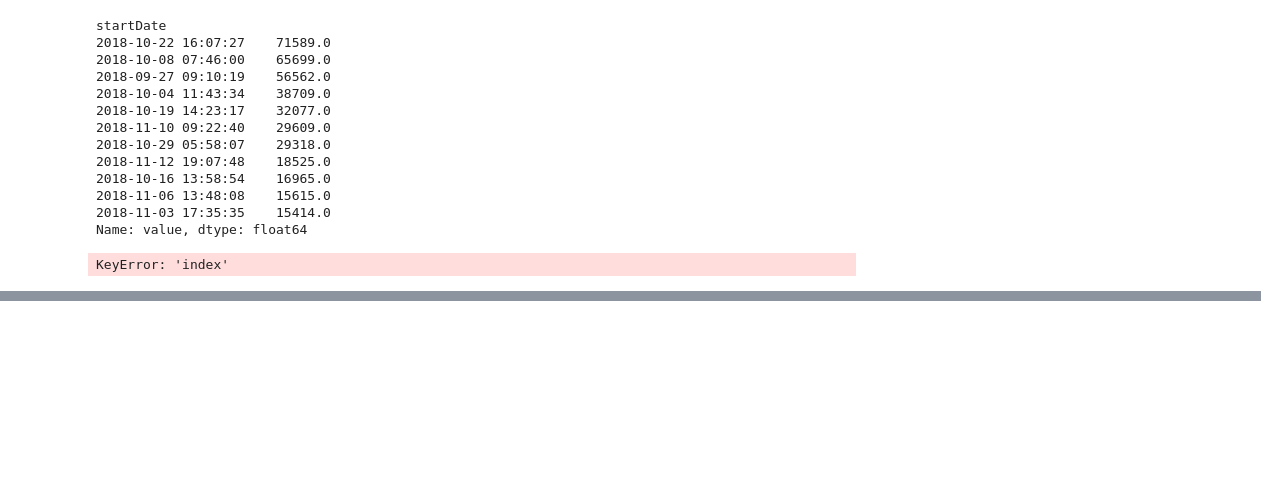
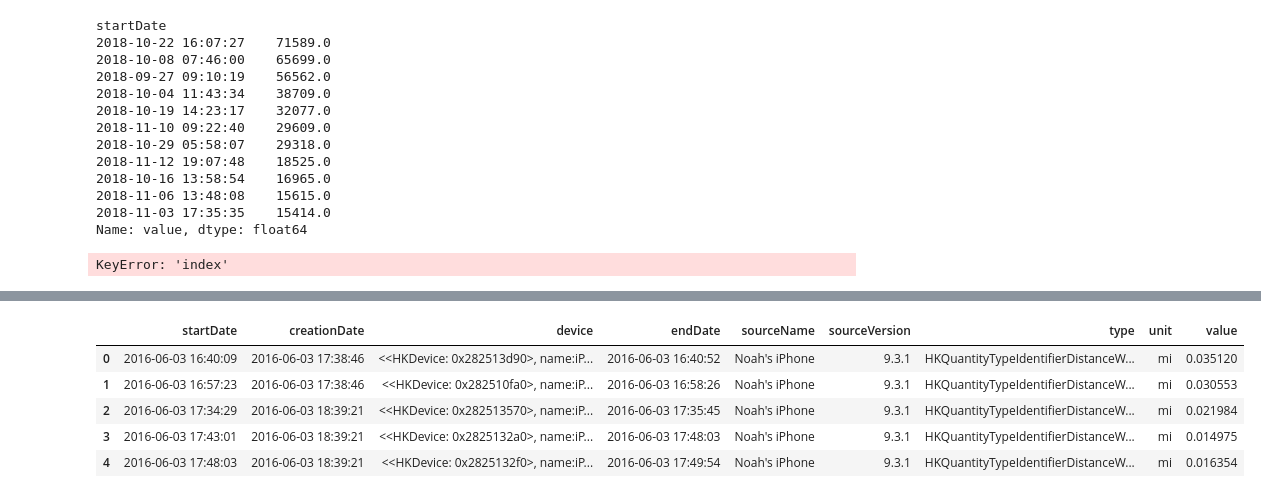
Before and after one commit to noahmelngailis/time_series_steps_project, a Jupyter notebook: time_series_xml.ipynb, the cells around one changed output, grey strips where cells are left out. Cells and saved outputs as stored; diff of their text form; code cells hidden in the pictures; blank space fills up the shorter version.

```diff
--- a/time_series_xml.ipynb
+++ b/time_series_xml.ipynb
@@ -257,0 +277,11 @@ KeyError: 'index'
+# %%
+distance = df[df.type == 'HKQuantityTypeIdentifierDistanceWalkingRunning'].reset_index().sort_values('startDate')
+# %%
+distance.head()
+# %% [output]
+|  | startDate | creationDate | device | endDate | sourceName | sourceVersion | type | unit | value |
+| 0 | 2016-06-03 16:40:09 | 2016-06-03 17:38:46 | <<HKDevice: 0x282513d90>, name:iP... | 2016-06-03 16:40:52 | Noah's iPhone | 9.3.1 | HKQuantityTypeIdentifierDistanceW... | mi | 0.035120 |
+| 1 | 2016-06-03 16:57:23 | 2016-06-03 17:38:46 | <<HKDevice: 0x282510fa0>, name:iP... | 2016-06-03 16:58:26 | Noah's iPhone | 9.3.1 | HKQuantityTypeIdentifierDistanceW... | mi | 0.030553 |
+| 2 | 2016-06-03 17:34:29 | 2016-06-03 18:39:21 | <<HKDevice: 0x282513570>, name:iP... | 2016-06-03 17:35:45 | Noah's iPhone | 9.3.1 | HKQuantityTypeIdentifierDistanceW... | mi | 0.021984 |
+| 3 | 2016-06-03 17:43:01 | 2016-06-03 18:39:21 | <<HKDevice: 0x2825132a0>, name:iP... | 2016-06-03 17:48:03 | Noah's iPhone | 9.3.1 | HKQuantityTypeIdentifierDistanceW... | mi | 0.014975 |
+| 4 | 2016-06-03 17:48:03 | 2016-06-03 18:39:21 | <<HKDevice: 0x2825132f0>, name:iP... | 2016-06-03 17:49:54 | Noah's iPhone | 9.3.1 | HKQuantityTypeIdentifierDistanceW... | mi | 0.016354 |
```
Also changed, not shown: parts of 5 cells of this notebook.
